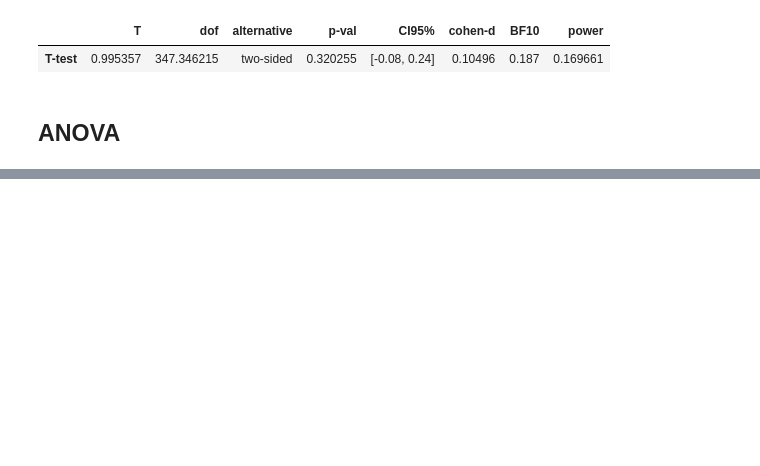
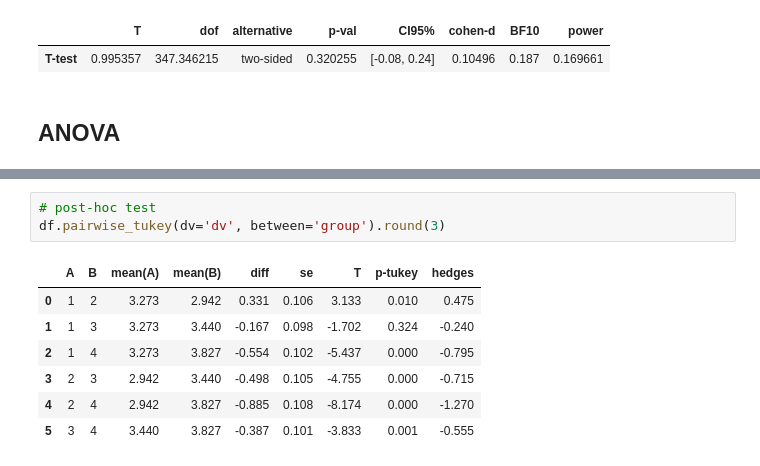
Before and after one commit to uvacw/teaching-ds-rp, a Jupyter notebook: week3/analyzing-experiments.ipynb, the cells around one changed output, grey strips where cells are left out. Drawn from its saved outputs; the diff is of its cells as text; blank space fills up the shorter version.

Commit message:
mire user-friendly t-test; added anova

```diff
--- a/week3/analyzing-experiments.ipynb
+++ b/week3/analyzing-experiments.ipynb
@@ -196,0 +212,11 @@ We compare female (M=3.43, SD=0.791) with male (M=3.35, SD=0.718):
+# %%
+# post-hoc test
+df.pairwise_tukey(dv='dv', between='group').round(3)
+# %% [output]
+|  | A | B | mean(A) | mean(B) | diff | se | T | p-tukey | hedges |
+| 0 | 1 | 2 | 3.273 | 2.942 | 0.331 | 0.106 | 3.133 | 0.010 | 0.475 |
+| 1 | 1 | 3 | 3.273 | 3.440 | -0.167 | 0.098 | -1.702 | 0.324 | -0.240 |
+| 2 | 1 | 4 | 3.273 | 3.827 | -0.554 | 0.102 | -5.437 | 0.000 | -0.795 |
+| 3 | 2 | 3 | 2.942 | 3.440 | -0.498 | 0.105 | -4.755 | 0.000 | -0.715 |
+| 4 | 2 | 4 | 2.942 | 3.827 | -0.885 | 0.108 | -8.174 | 0.000 | -1.270 |
+| 5 | 3 | 4 | 3.440 | 3.827 | -0.387 | 0.101 | -3.833 | 0.001 | -0.555 |
```
Also changed, not shown: parts of 4 cells of this notebook, 1 other file.
